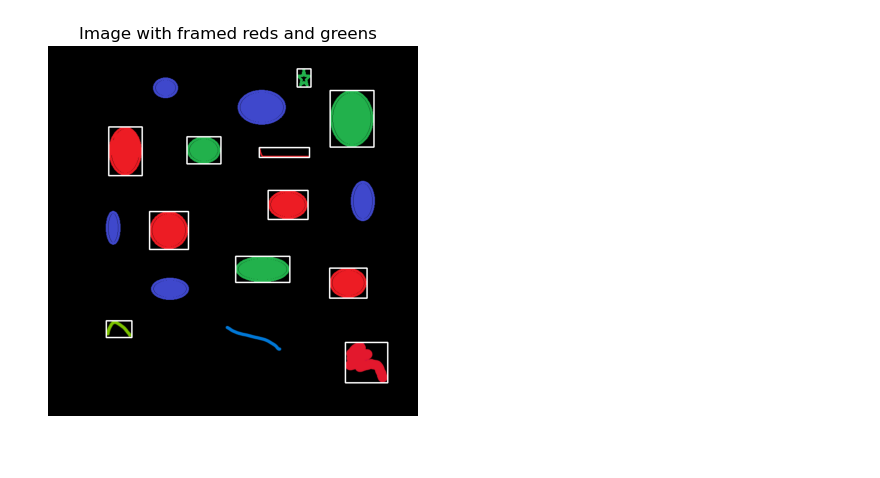
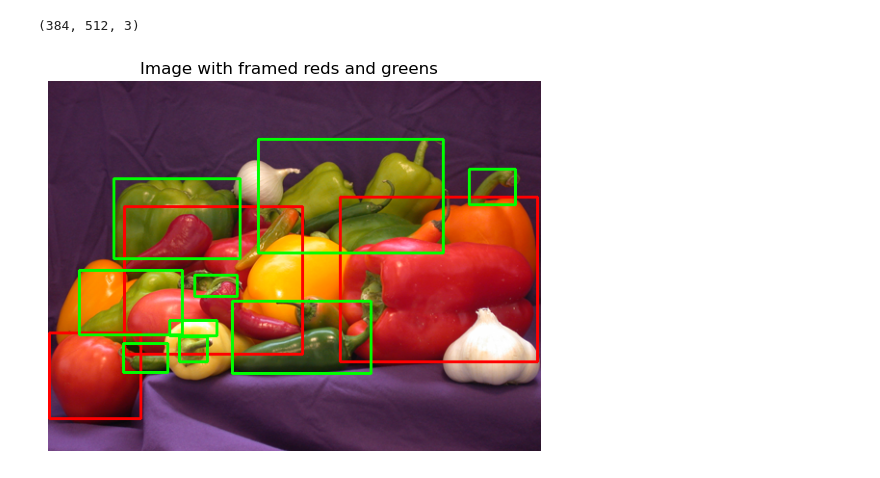
Before and after one commit to Abdelrahman776/Colored-Image-Segmentation, a Jupyter notebook: assig.ipynb, the cells around one changed output. Saved outputs shown, nothing was run; the diff lists cells and outputs as text; code cells hidden in the pictures.

Commit message:
adding a minimum area to the framing contour

```diff
--- a/assig.ipynb
+++ b/assig.ipynb
@@ -4,7 +4,7 @@ import numpy as np
 import matplotlib.pyplot as plt
 # %%
 # Load the image
-image = cv2.imread("assignmentpic.jpg")
+image = cv2.imread("peppers.png")
 
 # Convert the image from BGR to RGB
 image_rgb = cv2.cvtColor(image, cv2.COLOR_BGR2RGB)
@@ -28,38 +28,56 @@ hsv_image = cv2.cvtColor(image_rgb, cv2.COLOR_RGB2HSV)
 lower_red1 = np.array([0, 100, 100])
 upper_red1 = np.array([10, 255, 255])
 
 lower_red2 = np.array([170, 100, 100])
 upper_red2 = np.array([180, 255, 255])
 
 # Define the lower and upper bounds for green hues
-lower_green = np.array([36, 25, 25])
-upper_green = np.array([86, 255, 255])
+lower_green = np.array([25, 25, 25])
+upper_green = np.array([90, 255, 255])
 
 # Threshold the HSV image to get only red and green regions
 red_mask1 = cv2.inRange(hsv_image, lower_red1, upper_red1)
 red_mask2 = cv2.inRange(hsv_image, lower_red2, upper_red2)
 green_mask = cv2.inRange(hsv_image, lower_green, upper_green)
 
 
 # Combine the masks
-red_mask = cv2.bitwise_or(red_mask1, red_mask2)
+#cv2.bitwise_or(red_mask1, red_mask2)
+red_mask = red_mask1 + red_mask2
 combined_mask = cv2.bitwise_or(red_mask, green_mask)
 
-# Find contours in the combined mask
-contours, _ = cv2.findContours(combined_mask, cv2.RETR_EXTERNAL, cv2.CHAIN_APPROX_SIMPLE)
+# Find contours in the red mask
+contours, _ = cv2.findContours(red_mask, cv2.RETR_EXTERNAL, cv2.CHAIN_APPROX_SIMPLE)
 
 
 # Draw white rectangles around the parts of the image whose hue values are red or green
 for contour in contours:
-    x, y, w, h = cv2.boundingRect(contour)
-    cv2.rectangle(image_rgb, (x, y), (x + w, y + h), (255, 255, 255), 2)
+    area=cv2.contourArea(contour)
+    min_area=(image_rgb.shape[0]*image_rgb.shape[0])*(0.0009)
+    if area> min_area:
+        x, y, w, h = cv2.boundingRect(contour)
+        cv2.rectangle(image_rgb, (x, y), (x + w, y + h), (255, 0, 0), 2)
+
+
+# Find contours in the green mask
+contours, _ = cv2.findContours(green_mask, cv2.RETR_EXTERNAL, cv2.CHAIN_APPROX_SIMPLE)
+
+print(image_rgb.shape)
+# Draw white rectangles around the parts of the image whose hue values are red or green
+for contour in contours:
+    area=cv2.contourArea(contour)
+    min_area=(image_rgb.shape[0]*image_rgb.shape[0])*(0.0009)
+    if area> min_area:
+        x, y, w, h = cv2.boundingRect(contour)
+        cv2.rectangle(image_rgb, (x, y), (x + w, y + h), (0, 255, 0), 2)
 
 # Display the result
 plt.imshow(image_rgb)
 # plt.imshow(cv2.cvtColor(red_mask2,cv2.COLOR_BGR2RGB))# plt show the mask in a different color map
 # plt.imshow(combined_mask,cmap="gray") # plt show the mask in a different color map
 plt.title("Image with framed reds and greens  ")
 plt.axis('off')
 plt.show()
 # %% [output]
+(384, 512, 3)
-[figure, old version]
+[figure, new version]
```
Also changed, not shown: parts of 1 cell of this notebook.
